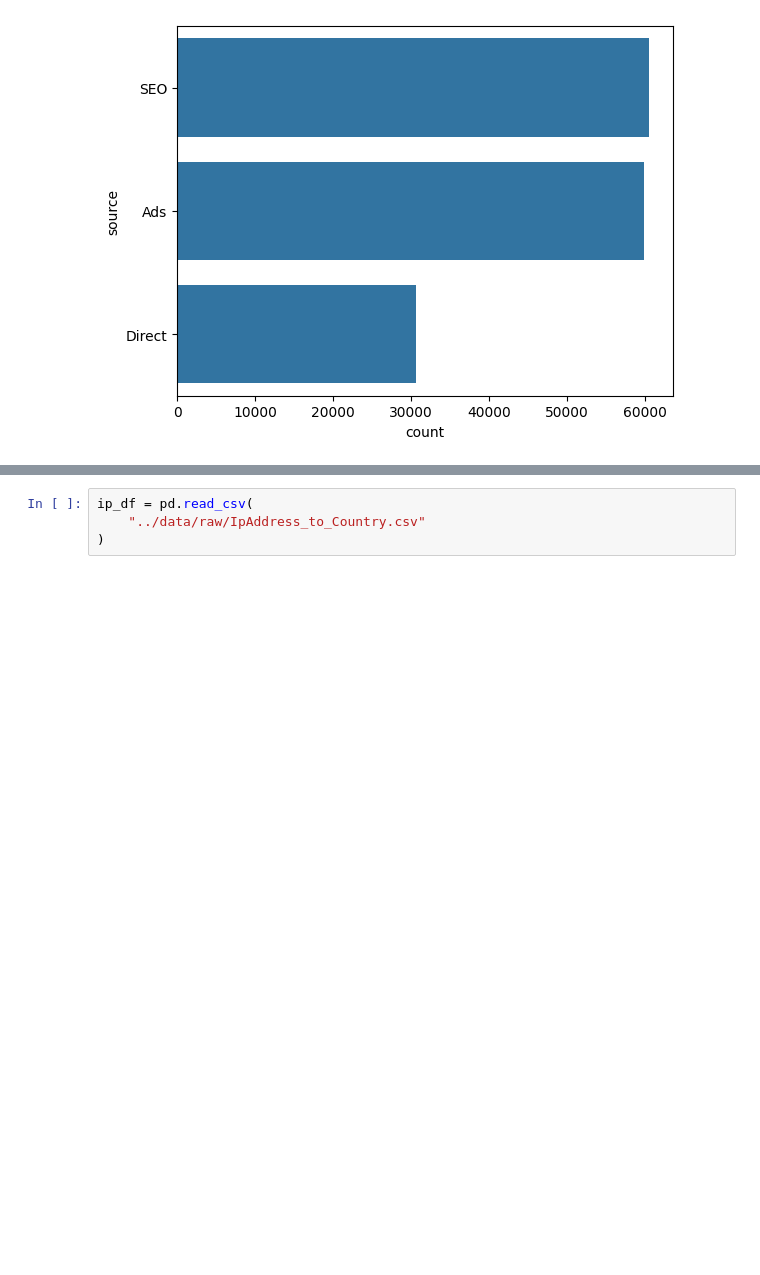
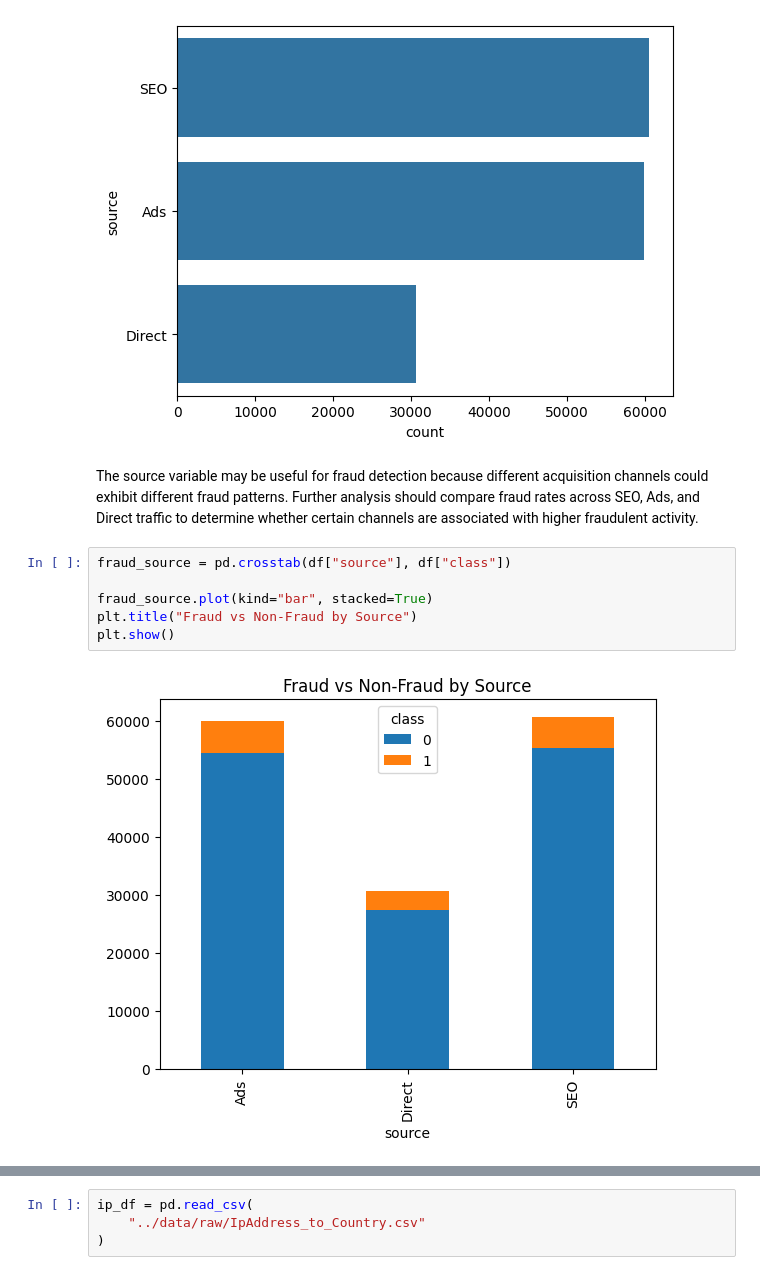
Before and after one commit to Kiyazed/fraud-detection, a Jupyter notebook: notebooks/eda-fraud-data.ipynb, the cells around one changed output, grey strips where cells are left out. Drawn from its saved outputs; the diff is of its cells as text; blank space fills up the shorter version.

```diff
--- a/notebooks/eda-fraud-data.ipynb
+++ b/notebooks/eda-fraud-data.ipynb
@@ -153,3 +153,13 @@ sns.countplot(
 plt.show()
 # %% [output]
 [figure]
+# %% [markdown]
+The source variable may be useful for fraud detection because different acquisition channels could exhibit different fraud patterns. Further analysis should compare fraud rates across SEO, Ads, and Direct traffic to determine whether certain channels are associated with higher fraudulent activity.
+# %%
+fraud_source = pd.crosstab(df["source"], df["class"])
+
+fraud_source.plot(kind="bar", stacked=True)
+plt.title("Fraud vs Non-Fraud by Source")
+plt.show()
+# %% [output]
+[figure, added]
```
Also changed, not shown: parts of 3 cells of this notebook, 10 other files.
